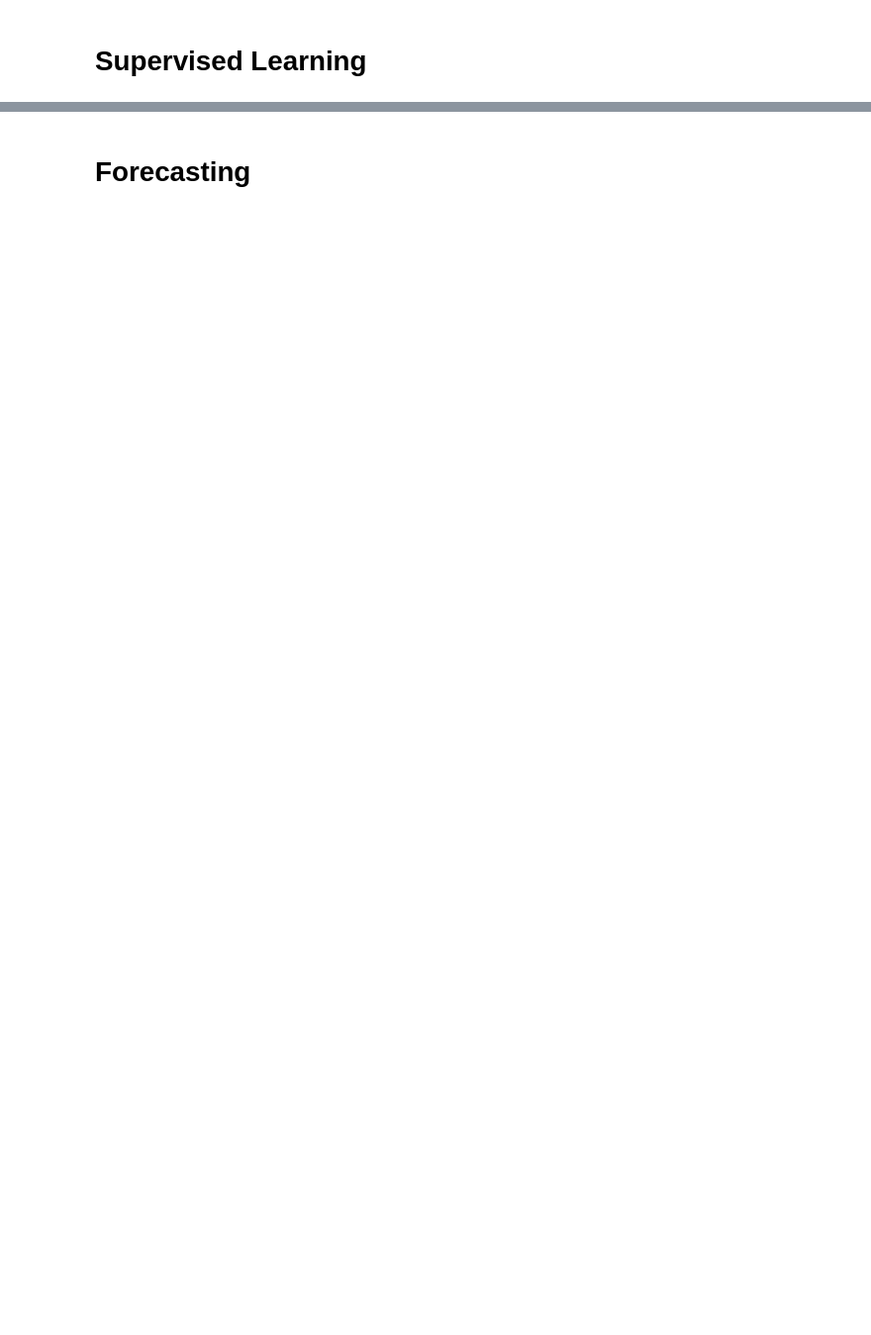
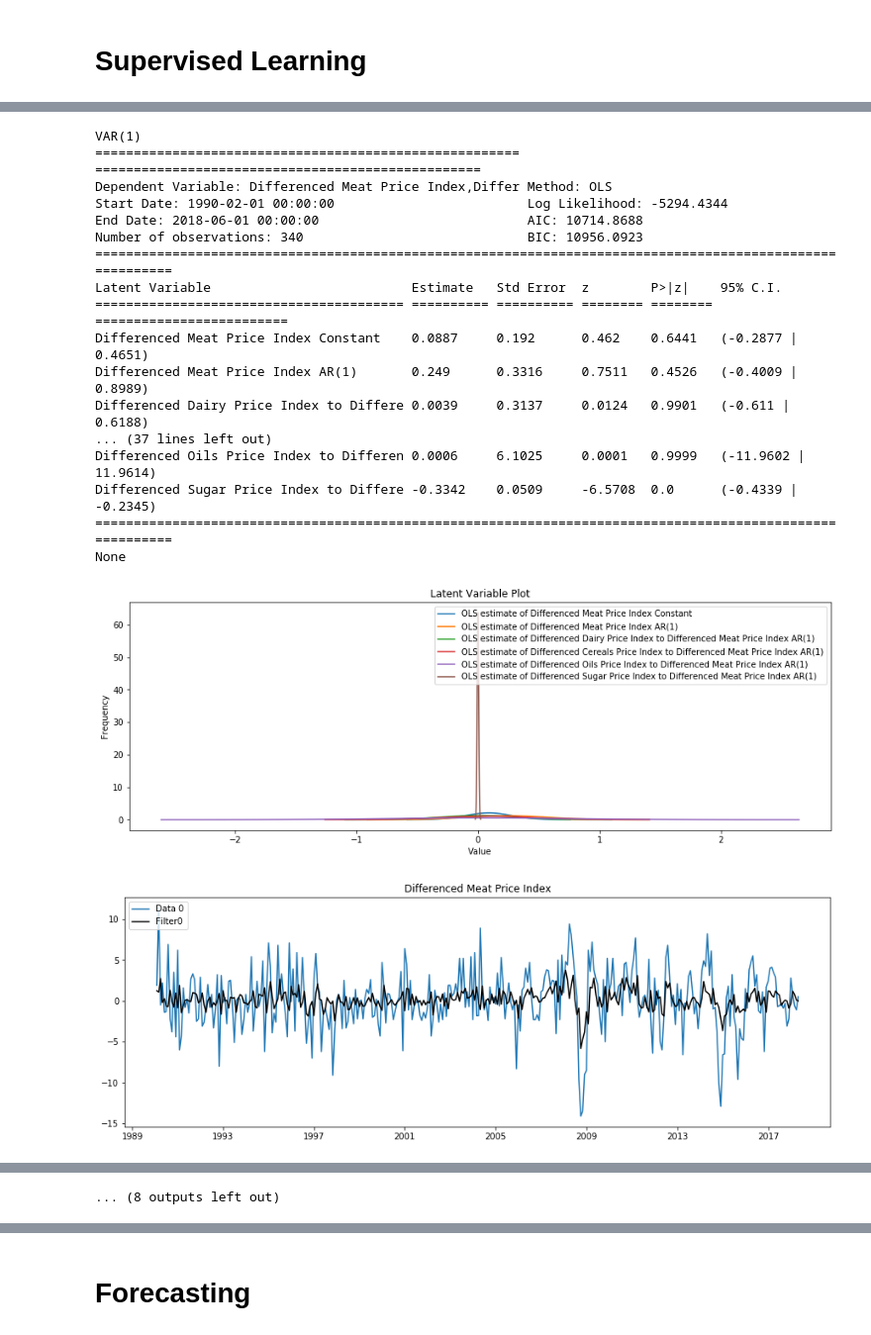
Before and after one commit to Schmidt8181/PreparingForTomorrow, a Jupyter notebook: FinalCapstone.ipynb, the cells around one changed output, grey strips where cells are left out. Shown at 99% size. Cells and saved outputs as stored; diff of their text form; code cells hidden in the pictures; blank space fills up the shorter version.

```diff
--- a/FinalCapstone.ipynb
+++ b/FinalCapstone.ipynb
@@ -371 +277,23 @@ None
 ... (8 outputs left out)
+# %%
+VAR_model(indexed_df, 1, 1, 5, 40)
+# %% [output]
+VAR(1)
+======================================================= ==================================================
+Dependent Variable: Differenced Meat Price Index,Differ Method: OLS
+Start Date: 1990-02-01 00:00:00                         Log Likelihood: -5294.4344
+End Date: 2018-06-01 00:00:00                           AIC: 10714.8688
+Number of observations: 340                             BIC: 10956.0923
+==========================================================================================================
+Latent Variable                          Estimate   Std Error  z        P>|z|    95% C.I.
+======================================== ========== ========== ======== ======== =========================
+Differenced Meat Price Index Constant    0.0887     0.192      0.462    0.6441   (-0.2877 | 0.4651)
+Differenced Meat Price Index AR(1)       0.249      0.3316     0.7511   0.4526   (-0.4009 | 0.8989)
+Differenced Dairy Price Index to Differe 0.0039     0.3137     0.0124   0.9901   (-0.611 | 0.6188)
+... (37 lines left out)
+Differenced Oils Price Index to Differen 0.0006     6.1025     0.0001   0.9999   (-11.9602 | 11.9614)
+Differenced Sugar Price Index to Differe -0.3342    0.0509     -6.5708  0.0      (-0.4339 | -0.2345)
+==========================================================================================================
+None
+[figure, added]
+[figure, added]
@@ -372 +309,2 @@ None
+... (8 outputs left out)
 # %%
```
Also changed, not shown: parts of 55 cells of this notebook, 5 other files.
